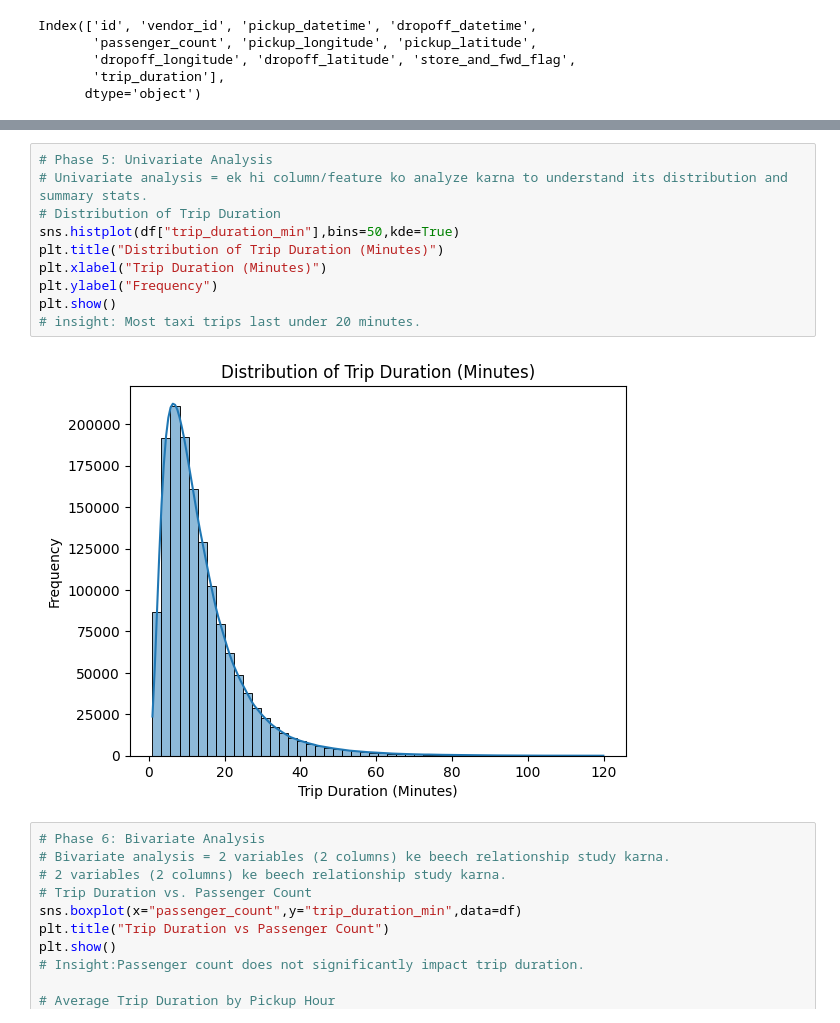
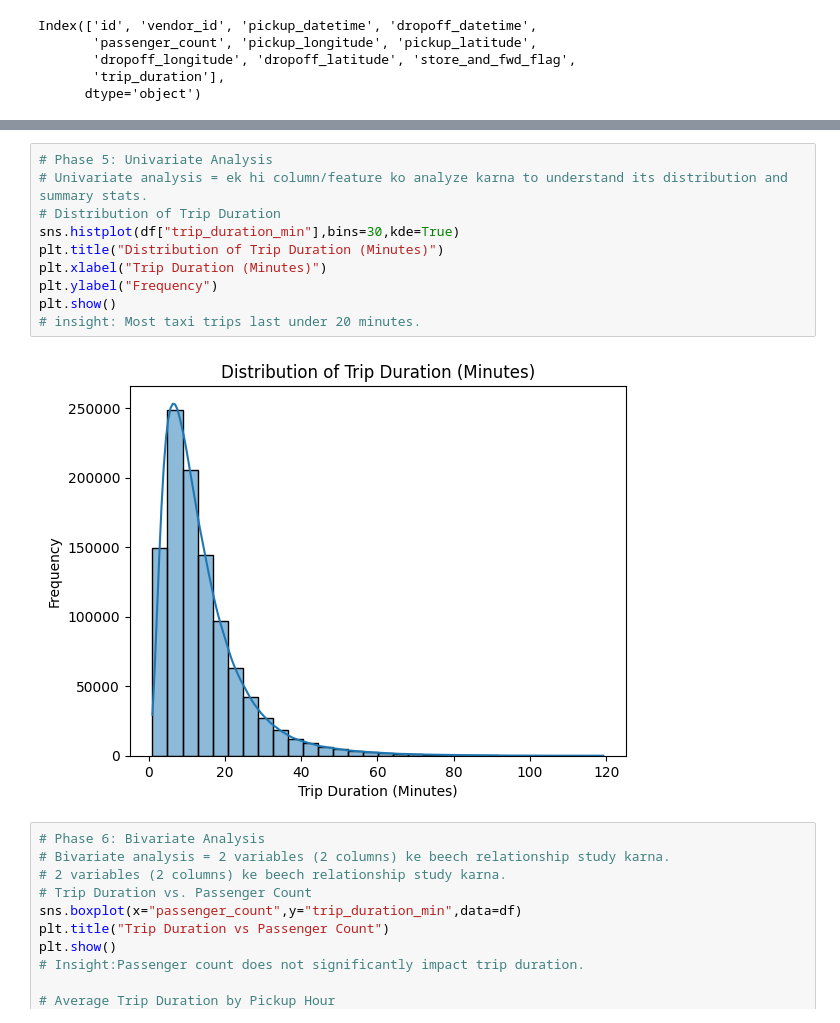
Before and after one commit to shwetayadav16/Python, a Jupyter notebook: Projects/NewYork/solution1.ipynb, the cells around one changed output, grey strips where cells are left out. Cells and saved outputs as stored; diff of their text form.

```diff
--- a/Projects/NewYork/solution1.ipynb
+++ b/Projects/NewYork/solution1.ipynb
@@ -158,15 +159,15 @@ memory usage: 165.7+ MB
 # %%
 # Phase 5: Univariate Analysis
 # Univariate analysis = ek hi column/feature ko analyze karna to understand its distribution and summary stats.
 # Distribution of Trip Duration
-sns.histplot(df["trip_duration_min"],bins=50,kde=True)
+sns.histplot(df["trip_duration_min"],bins=30,kde=True)
 plt.title("Distribution of Trip Duration (Minutes)")
 plt.xlabel("Trip Duration (Minutes)")
 plt.ylabel("Frequency")
 plt.show()
 # insight: Most taxi trips last under 20 minutes.
 # %% [output]
-[figure, old version]
+[figure, new version]
 # %%
 # Phase 6: Bivariate Analysis
 # Bivariate analysis = 2 variables (2 columns) ke beech relationship study karna.
```
Also changed, not shown: parts of 3 cells of this notebook, 3 other files.
